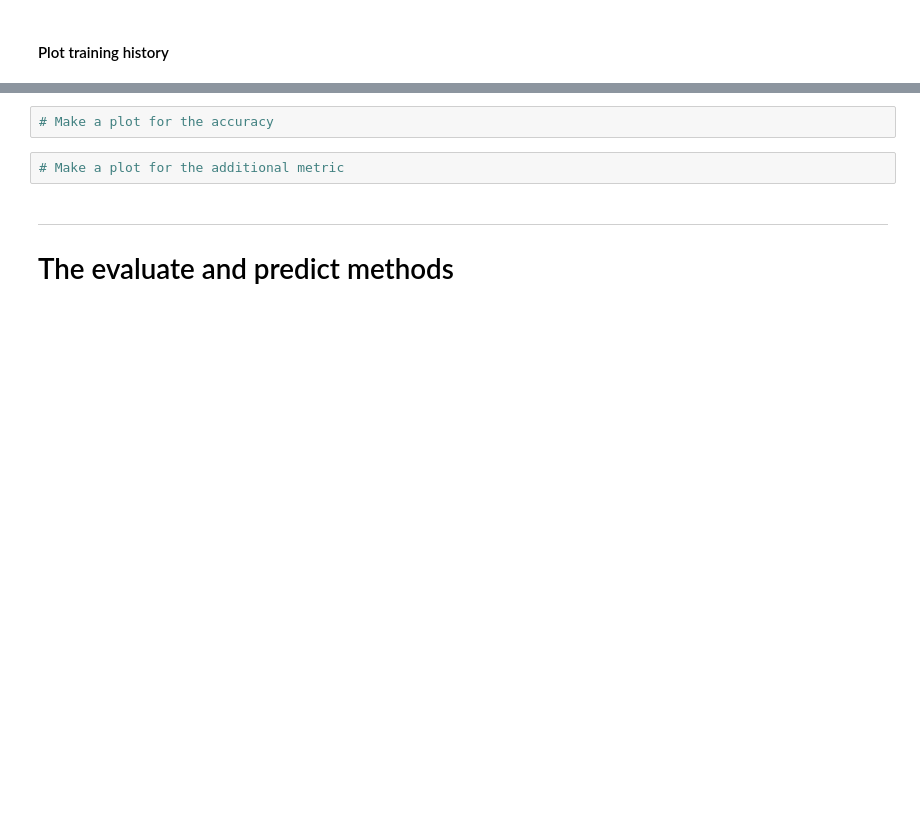
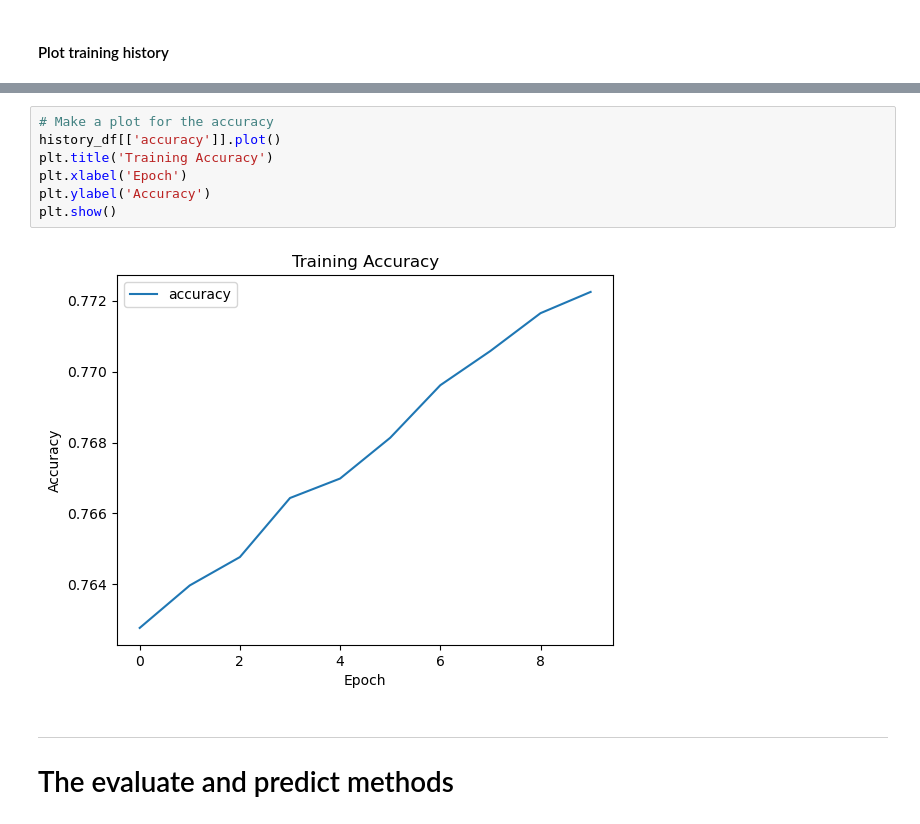
Before and after one commit to heritaco/Coursera, a Jupyter notebook: TensorFlow 2/01 Getting Started/02 The Secuential Model API/00 Coding Tutorial.ipynb, the cells around one changed output, grey strips where cells are left out. Drawn from its saved outputs; the diff is of its cells as text; blank space fills up the shorter version.

```diff
--- a/TensorFlow 2/01 Getting Started/02 The Secuential Model API/00 Coding Tutorial.ipynb
+++ b/TensorFlow 2/01 Getting Started/02 The Secuential Model API/00 Coding Tutorial.ipynb
@@ -213,7 +315,12 @@ labels = [
 # %%
 # Make a plot for the accuracy
+history_df[['accuracy']].plot()
+plt.title('Training Accuracy')
+plt.xlabel('Epoch')
+plt.ylabel('Accuracy')
+plt.show()
+# %% [output]
+[figure, added]
-# %%
-# Make a plot for the additional metric
 # %% [markdown]
 ***
 <a id="coding_tutorial_5"></a>
```
Also changed, not shown: parts of 23 cells of this notebook, 3 other files.
